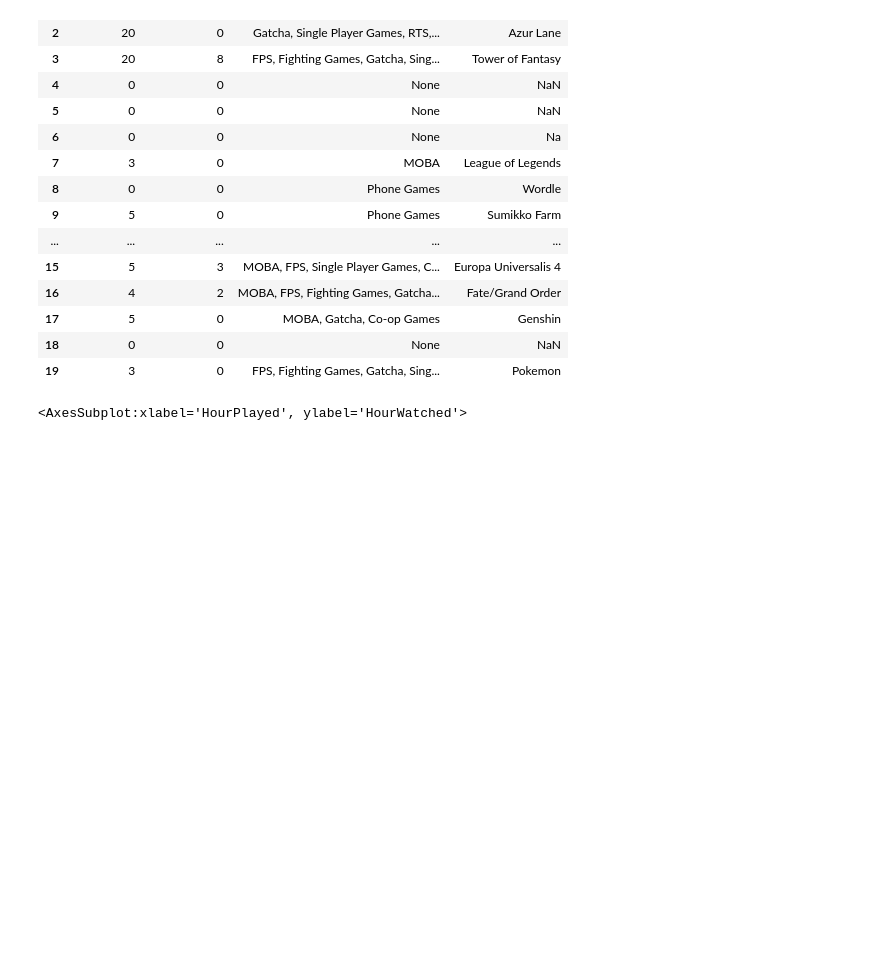
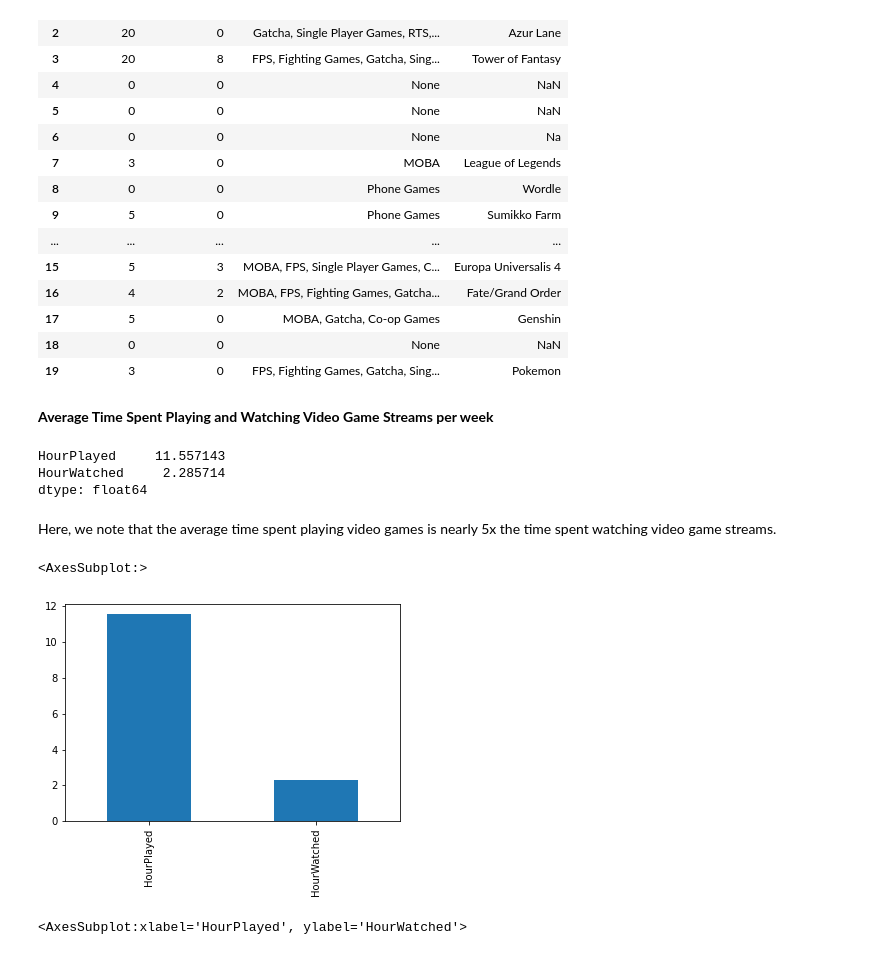
Before and after one commit to ssumachai/CS105-MiniProject, a Jupyter notebook: mini_project.ipynb, the cells around one changed output. Drawn from its saved outputs; the diff is of its cells as text; code cells hidden in the pictures; blank space fills up the shorter version.

```diff
--- a/mini_project.ipynb
+++ b/mini_project.ipynb
@@ -36,6 +36,22 @@ df.head(20)
 | 17 | 5 | 0 | MOBA, Gatcha, Co-op Games | Genshin |
 | 18 | 0 | 0 | None | NaN |
 | 19 | 3 | 0 | FPS, Fighting Games, Gatcha, Sing... | Pokemon |
+# %% [markdown]
+**Average Time Spent Playing and Watching Video Game Streams per week**
+# %%
+avghour = df[['HourPlayed', 'HourWatched']].mean()
+avghour
+# %% [output]
+HourPlayed     11.557143
+HourWatched     2.285714
+dtype: float64
+# %% [markdown]
+Here, we note that the average time spent playing video games is nearly 5x the time spent watching video game streams.
+# %%
+avghour.plot.bar()
+# %% [output]
+<AxesSubplot:>
+[figure, added]
 # %%
 hour_play = df.drop(df[df.HourPlayed == 0].index)
 fig = px.histogram(hour_play, x='HourPlayed', nbins=60)
```
Also changed, not shown: parts of 1 cell of this notebook.
